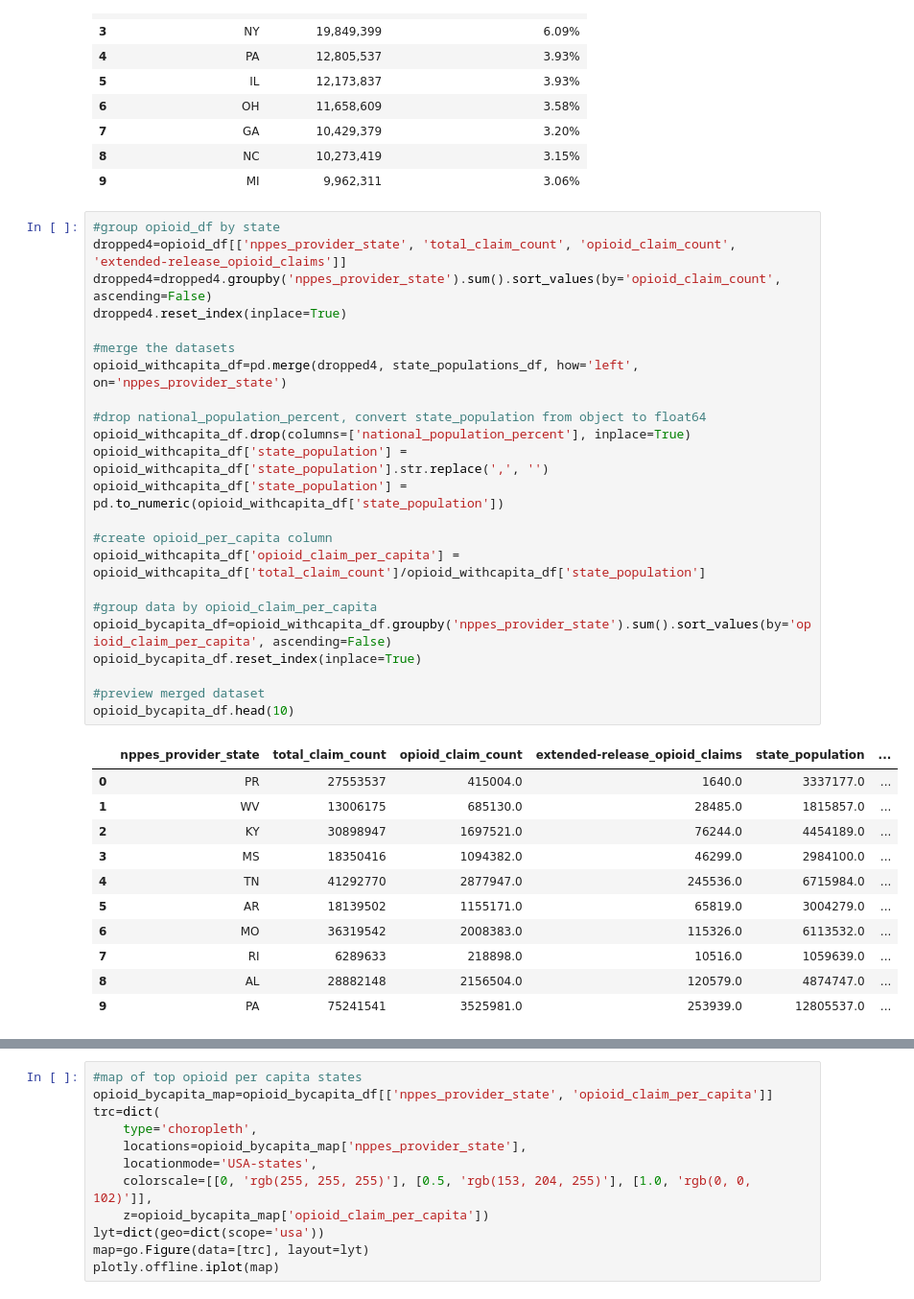
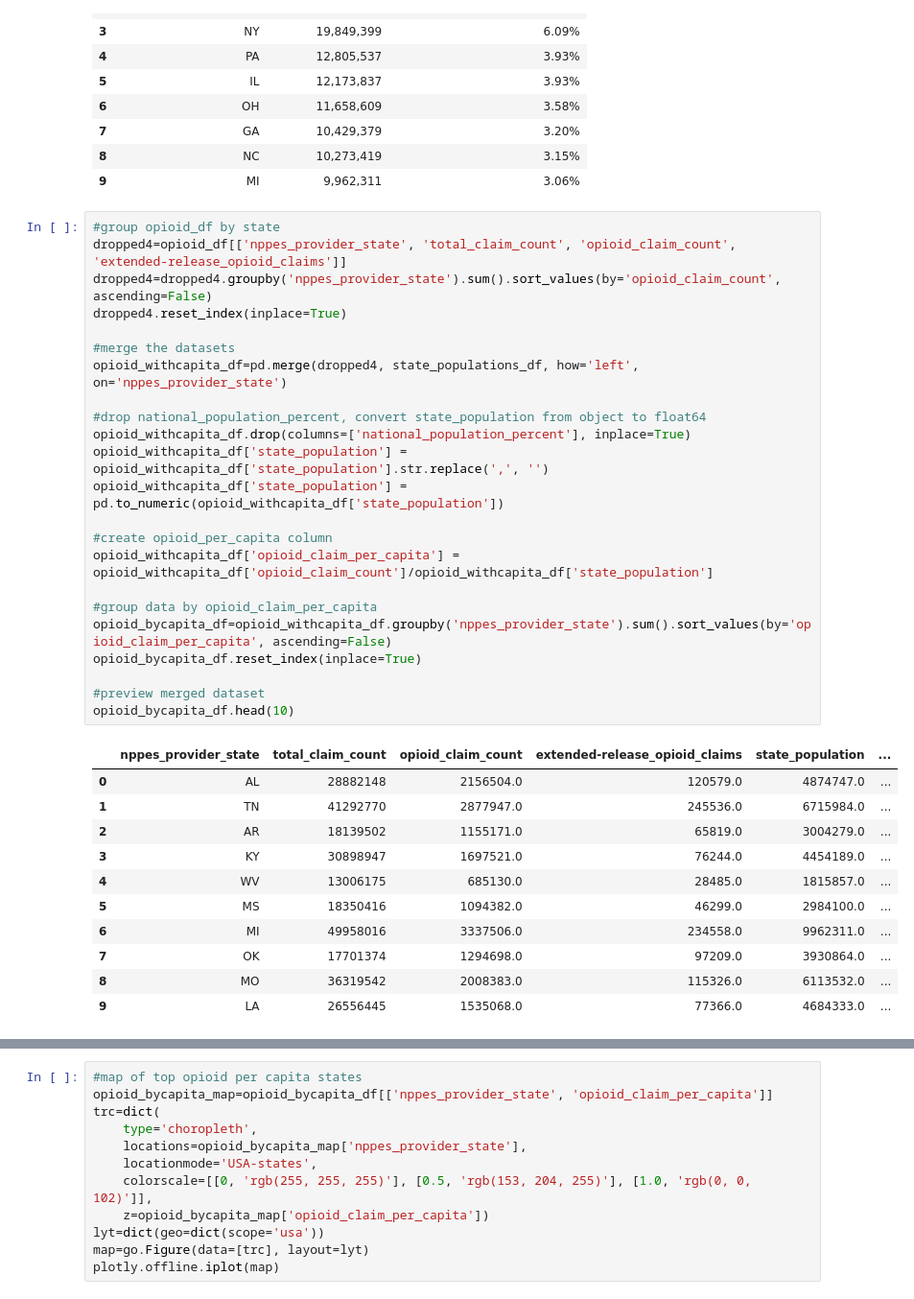
Before and after one commit to usmanakhter/cms_opioid, a Jupyter notebook: opioid_prescribing.ipynb, the cells around one changed output, grey strips where cells are left out. Shown at 96% size. Drawn from its saved outputs; the diff is of its cells as text.

```diff
--- a/opioid_prescribing.ipynb
+++ b/opioid_prescribing.ipynb
@@ -184,36 +184,36 @@ state_populations_df.head(10)
 # %%
 #group opioid_df by state
 dropped4=opioid_df[['nppes_provider_state', 'total_claim_count', 'opioid_claim_count', 'extended-release_opioid_claims']]
 dropped4=dropped4.groupby('nppes_provider_state').sum().sort_values(by='opioid_claim_count', ascending=False)
 dropped4.reset_index(inplace=True)
 
 #merge the datasets
 opioid_withcapita_df=pd.merge(dropped4, state_populations_df, how='left', on='nppes_provider_state')
 
 #drop national_population_percent, convert state_population from object to float64
 opioid_withcapita_df.drop(columns=['national_population_percent'], inplace=True)
 opioid_withcapita_df['state_population'] = opioid_withcapita_df['state_population'].str.replace(',', '')
 opioid_withcapita_df['state_population'] = pd.to_numeric(opioid_withcapita_df['state_population'])
 
 #create opioid_per_capita column
-opioid_withcapita_df['opioid_claim_per_capita'] = opioid_withcapita_df['total_claim_count']/opioid_withcapita_df['state_population']
+opioid_withcapita_df['opioid_claim_per_capita'] = opioid_withcapita_df['opioid_claim_count']/opioid_withcapita_df['state_population']
 
 #group data by opioid_claim_per_capita
 opioid_bycapita_df=opioid_withcapita_df.groupby('nppes_provider_state').sum().sort_values(by='opioid_claim_per_capita', ascending=False)
 opioid_bycapita_df.reset_index(inplace=True)
 
 #preview merged dataset
 opioid_bycapita_df.head(10)
 # %% [output]
 |  | nppes_provider_state | total_claim_count | opioid_claim_count | extended-release_opioid_claims | state_population | ... |
-| 0 | PR | 27553537 | 415004.0 | 1640.0 | 3337177.0 | ... |
-| 1 | WV | 13006175 | 685130.0 | 28485.0 | 1815857.0 | ... |
-| 2 | KY | 30898947 | 1697521.0 | 76244.0 | 4454189.0 | ... |
-| 3 | MS | 18350416 | 1094382.0 | 46299.0 | 2984100.0 | ... |
-| 4 | TN | 41292770 | 2877947.0 | 245536.0 | 6715984.0 | ... |
-| 5 | AR | 18139502 | 1155171.0 | 65819.0 | 3004279.0 | ... |
-| 6 | MO | 36319542 | 2008383.0 | 115326.0 | 6113532.0 | ... |
-| 7 | RI | 6289633 | 218898.0 | 10516.0 | 1059639.0 | ... |
-| 8 | AL | 28882148 | 2156504.0 | 120579.0 | 4874747.0 | ... |
-| 9 | PA | 75241541 | 3525981.0 | 253939.0 | 12805537.0 | ... |
+| 0 | AL | 28882148 | 2156504.0 | 120579.0 | 4874747.0 | ... |
+| 1 | TN | 41292770 | 2877947.0 | 245536.0 | 6715984.0 | ... |
+| 2 | AR | 18139502 | 1155171.0 | 65819.0 | 3004279.0 | ... |
+| 3 | KY | 30898947 | 1697521.0 | 76244.0 | 4454189.0 | ... |
+| 4 | WV | 13006175 | 685130.0 | 28485.0 | 1815857.0 | ... |
+| 5 | MS | 18350416 | 1094382.0 | 46299.0 | 2984100.0 | ... |
+| 6 | MI | 49958016 | 3337506.0 | 234558.0 | 9962311.0 | ... |
+| 7 | OK | 17701374 | 1294698.0 | 97209.0 | 3930864.0 | ... |
+| 8 | MO | 36319542 | 2008383.0 | 115326.0 | 6113532.0 | ... |
+| 9 | LA | 26556445 | 1535068.0 | 77366.0 | 4684333.0 | ... |
 # %% [markdown]
```
Also changed, not shown: parts of 3 cells of this notebook, 1 other file.
